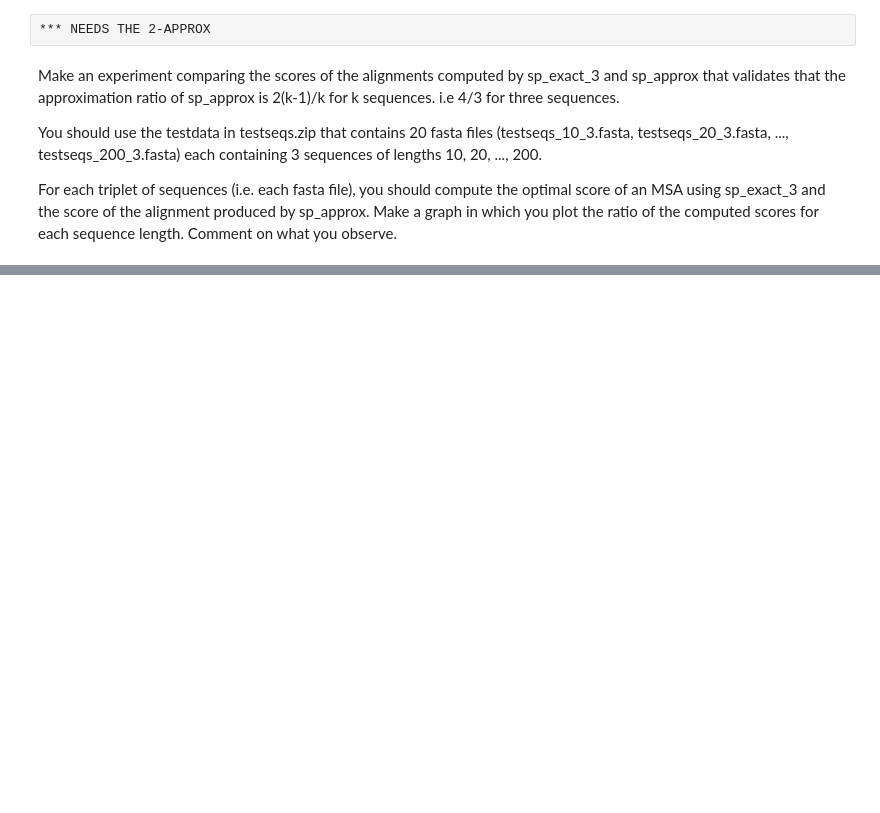
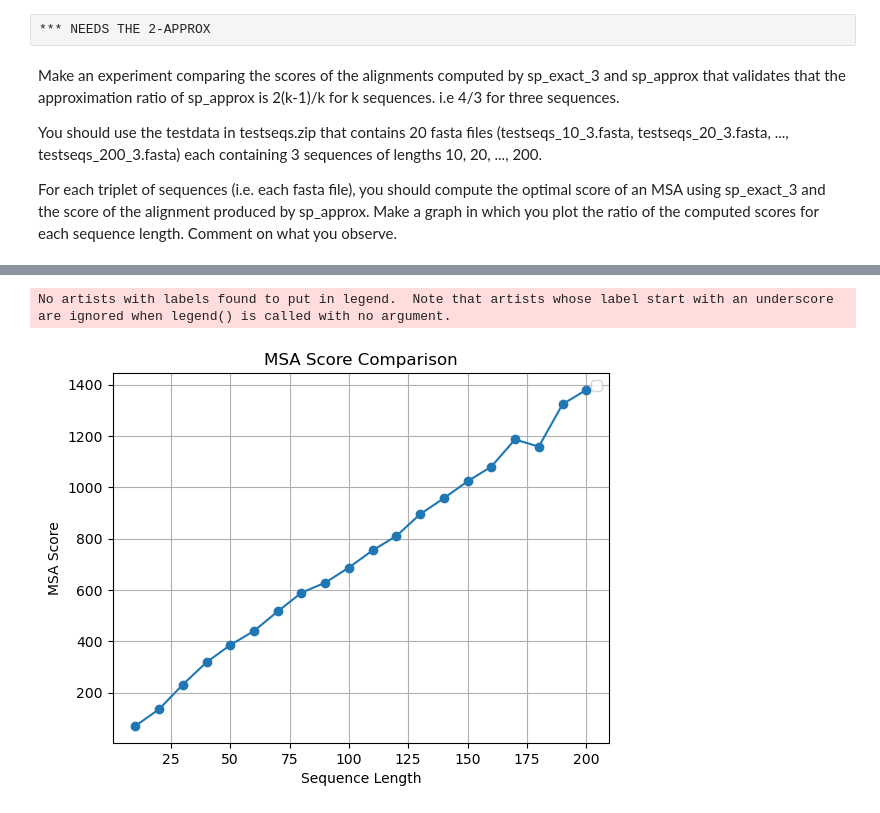
Before and after one commit to grnimrod/algorithms_project3, a Jupyter notebook: Jonas_files/src/project3_experiments.ipynb, the cells around one changed output, grey strips where cells are left out. Saved outputs shown, nothing was run; the diff lists cells and outputs as text; code cells hidden in the pictures; blank space fills up the shorter version.

Commit message:
add plot experiment

```diff
--- a/Jonas_files/src/project3_experiments.ipynb
+++ b/Jonas_files/src/project3_experiments.ipynb
@@ -72,0 +89,28 @@ Optimal sum-of-pairs score: 70
+# %%
+# Your dictionary - copied from chunk above (faster than running it again)
+data_exact = {'100': 687, '10': 70, '110': 754, '120': 810, '130': 895, '140': 957, '150': 1023, '160': 1080, '170': 1186, '180': 1158, '190': 1323, '200': 1379, '20': 135, '30': 231, '40': 318, '50': 385, '60': 440, '70': 516, '80': 589, '90': 628}
+
+
+# Convert dictionary keys to integers and sort them
+sorted_keys = sorted(map(int, data_exact.keys()))
+
+# Get corresponding values for sorted keys
+sorted_values = [data_exact[str(key)] for key in sorted_keys]
+
+# Plot the data
+plt.plot(sorted_keys, sorted_values, marker='o', linestyle='-')
+
+# Label the axes
+plt.xlabel('Sequence Length')
+plt.ylabel('MSA Score')
+
+plt.title('MSA Score Comparison') # Add title
+plt.grid(True) # Show grid
+plt.legend() # Get a legend
+
+
+# Show the plot
+plt.show()
+# %% [output]
+No artists with labels found to put in legend.  Note that artists whose label start with an underscore are ignored when legend() is called with no argument.
+[figure, added]
```
Also changed, not shown: parts of 2 cells of this notebook.
